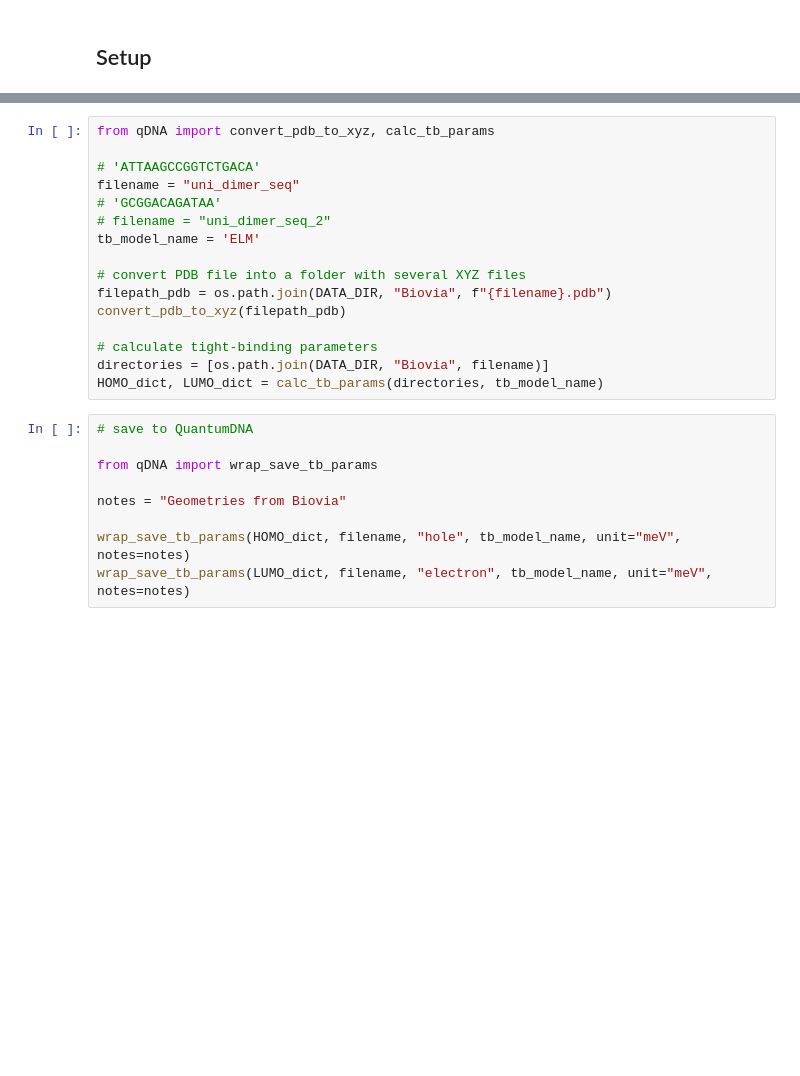
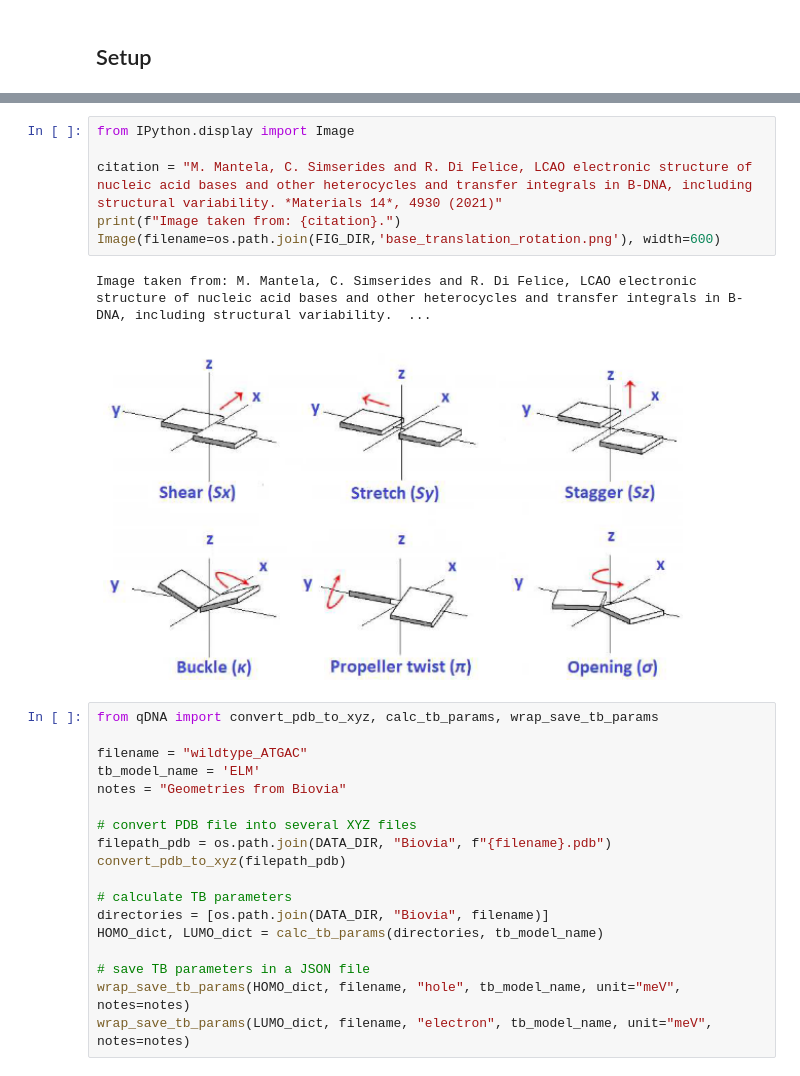
Before and after one commit to dehe1011/QuantumDNA, a Jupyter notebook: docs/guide/tutorials/1_Tight_Binding_Parameters.ipynb, the cells around one changed output, grey strips where cells are left out. Saved outputs shown, nothing was run; the diff lists cells and outputs as text; blank space fills up the shorter version.

```diff
--- a/docs/guide/tutorials/1_Tight_Binding_Parameters.ipynb
+++ b/docs/guide/tutorials/1_Tight_Binding_Parameters.ipynb
@@ -133,26 +160,28 @@ fig, ax = plot_pops(me_solver)
+# %%
+from IPython.display import Image
+
+citation = "M. Mantela, C. Simserides and R. Di Felice, LCAO electronic structure of nucleic acid bases and other heterocycles and transfer integrals in B-DNA, including structural variability. *Materials 14*, 4930 (2021)"
+print(f"Image taken from: {citation}.")
+Image(filename=os.path.join(FIG_DIR,'base_translation_rotation.png'), width=600)
+# %% [output]
+Image taken from: M. Mantela, C. Simserides and R. Di Felice, LCAO electronic structure of nucleic acid bases and other heterocycles and transfer integrals in B-DNA, including structural variability.  ...
+[figure, added]
 # %%
-from qDNA import convert_pdb_to_xyz, calc_tb_params
+from qDNA import convert_pdb_to_xyz, calc_tb_params, wrap_save_tb_params
 
-# 'ATTAAGCCGGTCTGACA'
-filename = "uni_dimer_seq"
-# 'GCGGACAGATAA'
-# filename = "uni_dimer_seq_2"
+filename = "wildtype_ATGAC"
 tb_model_name = 'ELM'
+notes = "Geometries from Biovia"
 
-# convert PDB file into a folder with several XYZ files
+# convert PDB file into several XYZ files
 filepath_pdb = os.path.join(DATA_DIR, "Biovia", f"{filename}.pdb")
 convert_pdb_to_xyz(filepath_pdb)
 
-# calculate tight-binding parameters
+# calculate TB parameters
 directories = [os.path.join(DATA_DIR, "Biovia", filename)]
 HOMO_dict, LUMO_dict = calc_tb_params(directories, tb_model_name)
+
+# save TB parameters in a JSON file
+wrap_save_tb_params(HOMO_dict, filename, "hole", tb_model_name, unit="meV", notes=notes)
+wrap_save_tb_params(LUMO_dict, filename, "electron", tb_model_name, unit="meV", notes=notes)
-# %%
-# save to QuantumDNA
-
-from qDNA import wrap_save_tb_params
-
-notes = "Geometries from Biovia"
-
-wrap_save_tb_params(HOMO_dict, filename, "hole", tb_model_name, unit="meV", notes=notes)
-wrap_save_tb_params(LUMO_dict, filename, "electron", tb_model_name, unit="meV", notes=notes)
 # %%
```
Also changed, not shown: parts of 25 cells of this notebook, 25 other files.
